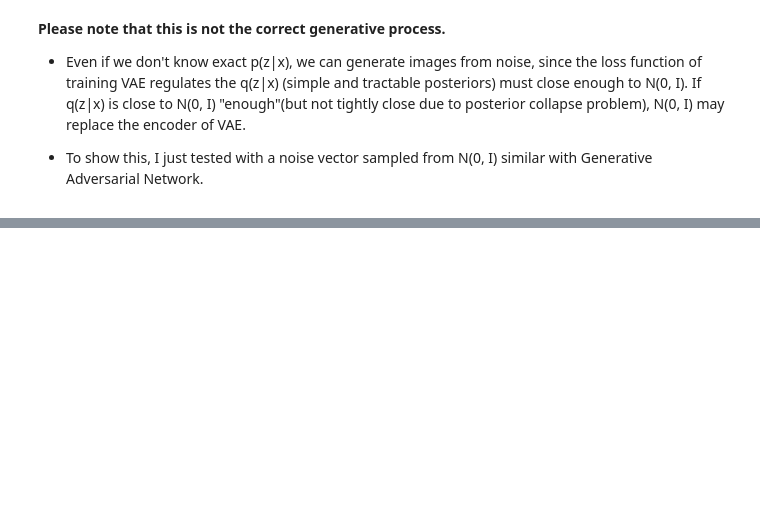
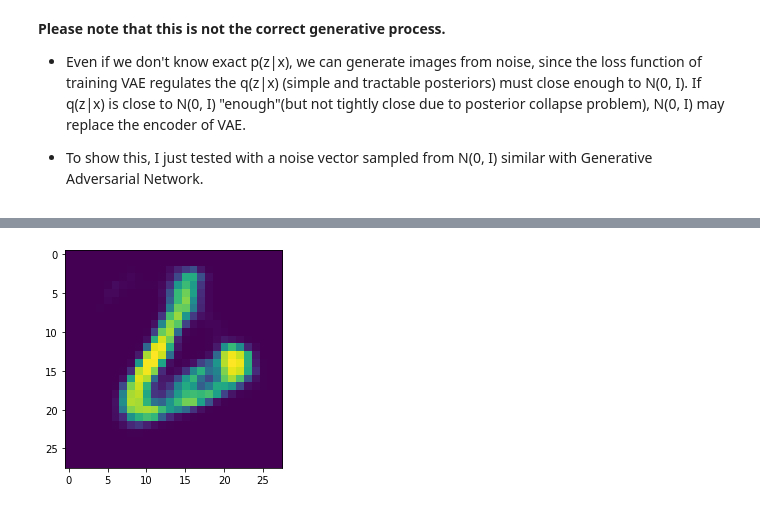
Before and after one commit to Jackson-Kang/Pytorch-VAE-tutorial, a Jupyter notebook: 01_Variational_AutoEncoder.ipynb, the cells around one changed output, grey strips where cells are left out. Drawn from its saved outputs; the diff is of its cells as text; code cells hidden in the pictures; blank space fills up the shorter version.

```diff
--- a/01_Variational_AutoEncoder.ipynb
+++ b/01_Variational_AutoEncoder.ipynb
@@ -224,0 +243,4 @@ show_image(generated_images, idx=12)
+# %%
+show_image(generated_images, idx=20)
+# %% [output]
+[figure, added]
```
Also changed, not shown: parts of 8 cells of this notebook.
